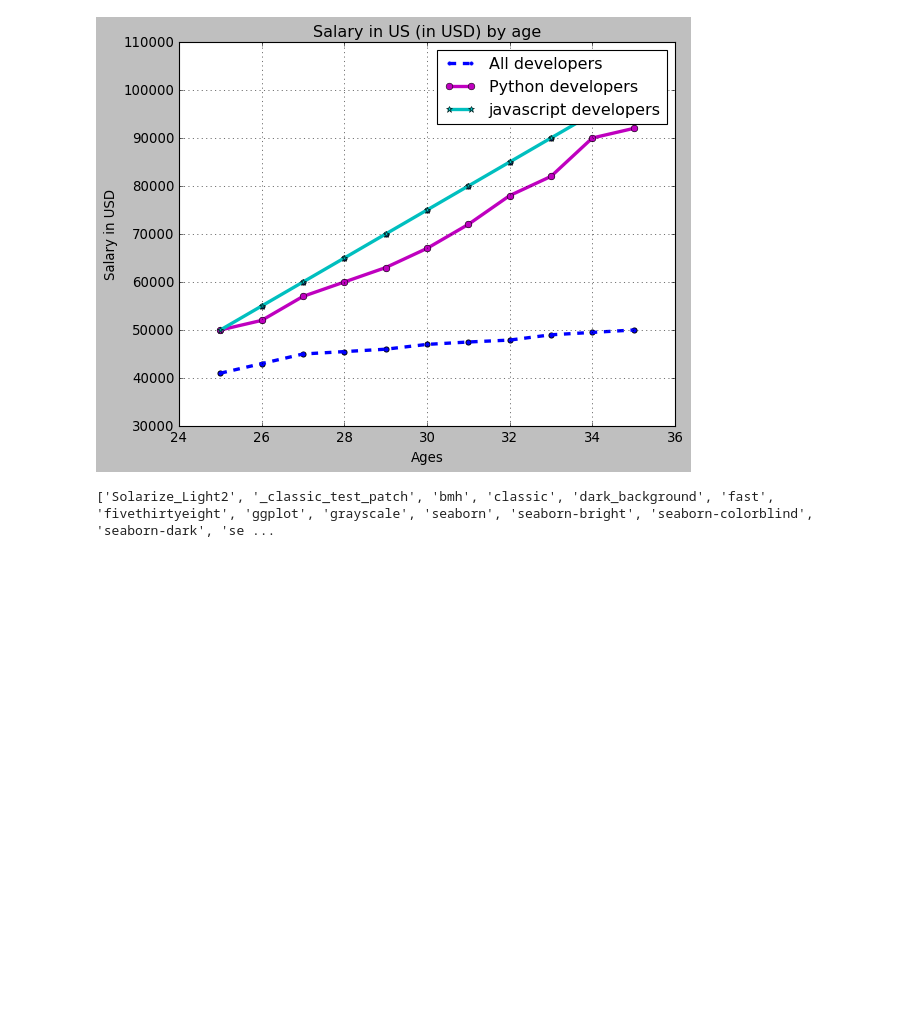
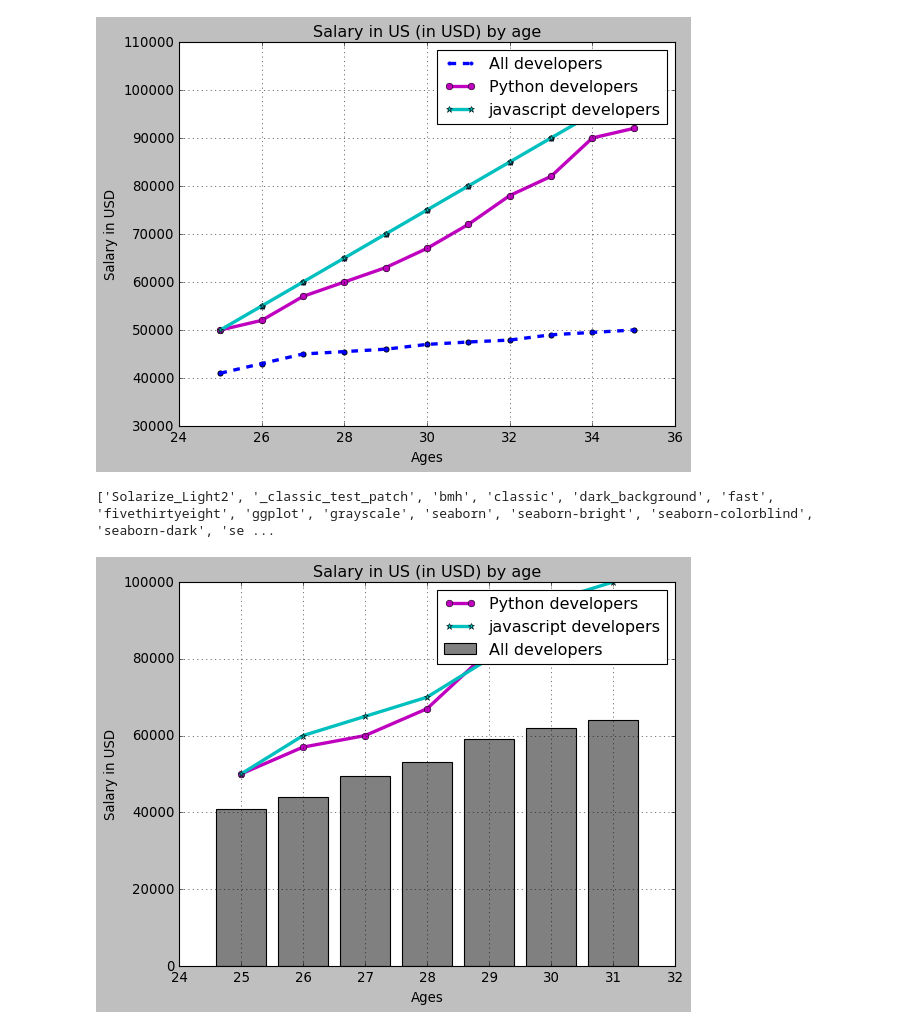
Before and after one commit to nikhilvaibhav/Graph-Plotting, a Jupyter notebook: matplotib.ipynb, the cells around one changed output. Drawn from its saved outputs; the diff is of its cells as text; code cells hidden in the pictures; blank space fills up the shorter version.

```diff
--- a/matplotib.ipynb
+++ b/matplotib.ipynb
@@ -35,3 +35,32 @@ plt.show()
 print(plt.style.available)
 # %% [output]
 ['Solarize_Light2', '_classic_test_patch', 'bmh', 'classic', 'dark_background', 'fast', 'fivethirtyeight', 'ggplot', 'grayscale', 'seaborn', 'seaborn-bright', 'seaborn-colorblind', 'seaborn-dark', 'se ...
+# %%
+from matplotlib import pyplot as plt
+plt.style.use('classic')
+
+ages_x = [25,26,27,28,29,30,31]
+dev_y = [41000,44000,49500,53000,59000,62000,64000]
+plt.bar(ages_x,dev_y,label = 'All developers',color = "grey")
+
+
+py_dev_y = [50000,57000,60000,67000,82000,90000,92000]
+plt.plot(ages_x,py_dev_y,label = 'Python developers', color = 'm',marker = "o",linewidth = 3)
+
+
+py_jav_y = [50000,60000,65000,70000,80000,95000,100000]
+plt.plot(ages_x,py_jav_y,label = 'javascript developers',color = 'c', marker = "*",linewidth = 3)
+
+
+'''Adding legends just to know what this line is all about'''
+plt.legend()
+plt.grid(True)
+
+'''Adding Title of the graph'''
+plt.title("Salary in US (in USD) by age")
+plt.xlabel("Ages")
+plt.ylabel("Salary in USD")
+plt.savefig('plot.png')
+plt.show()
+# %% [output]
+[figure, added]
```
Also changed, not shown: parts of 1 cell of this notebook.
